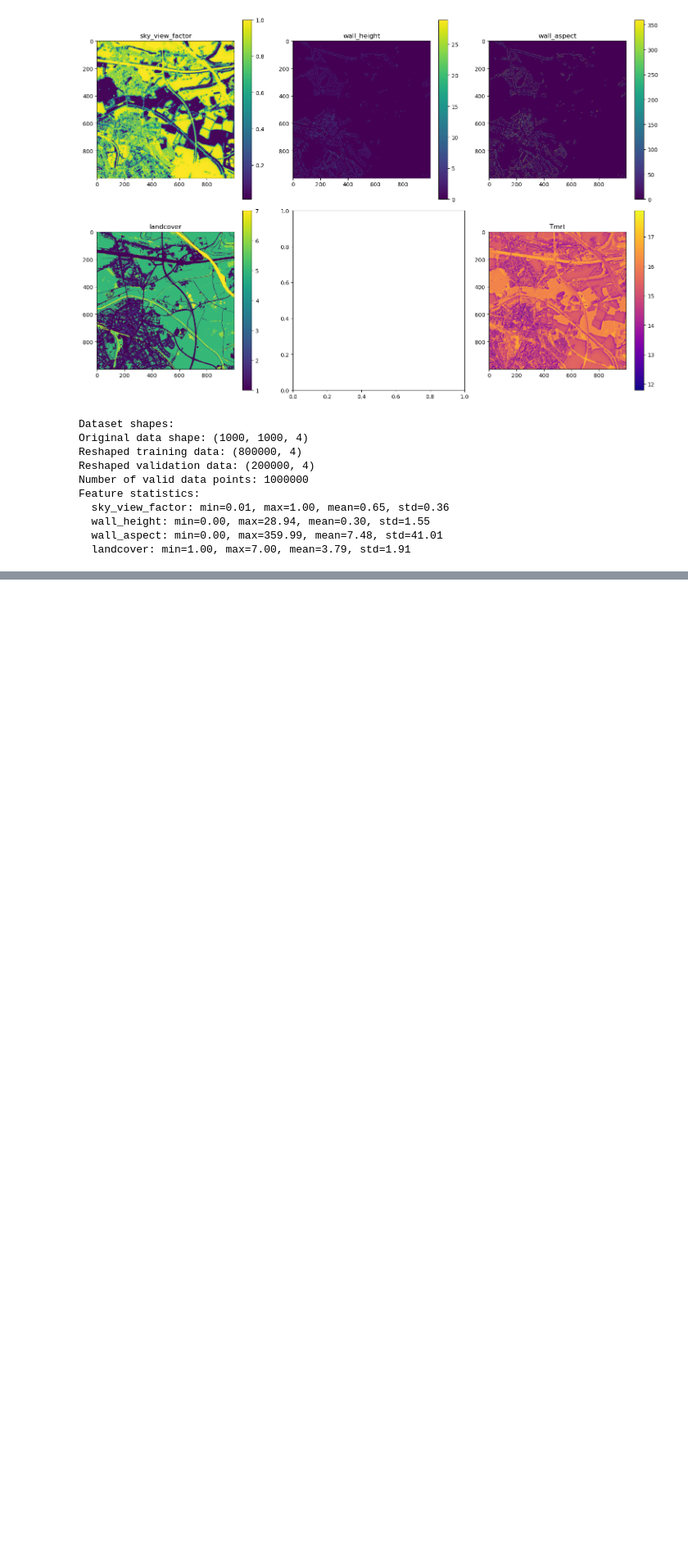
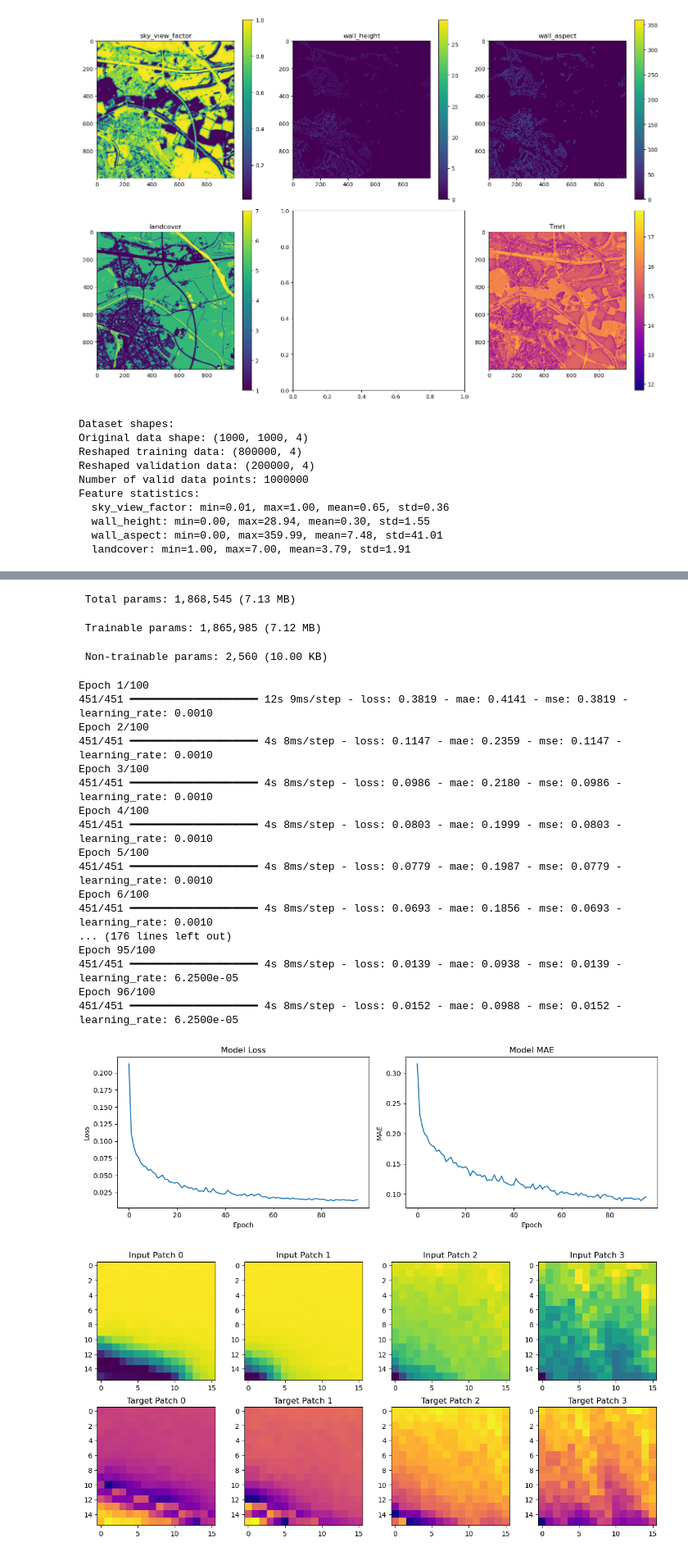
Before and after one commit to BenKraas/2025-KI-Seminar, a Jupyter notebook: CNN_spatial.ipynb, the cells around one changed output, grey strips where cells are left out. Shown at 82% size. Saved outputs shown, nothing was run; the diff lists cells and outputs as text; code cells hidden in the pictures; blank space fills up the shorter version.

```diff
--- a/CNN_spatial.ipynb
+++ b/CNN_spatial.ipynb
@@ -296,7 +296,7 @@ def train_unet_model_patch_based(X_train, y_train, patch_size=64, batch_size=8,
             restore_best_weights=True
         ),
         tf.keras.callbacks.ModelCheckpoint(
-            filepath='best_unet_model.h5',
+            filepath='best_unet_model.keras',
             monitor='loss',
             save_best_only=True
         ),
@@ -391,9 +391,9 @@ def predict_full_raster(model, X_data, patch_size=64, overlap=32):
 model, history, (X_patches, y_patches) = train_unet_model_patch_based(
     X_train,
     y_train,
-    patch_size=64,
-    batch_size=8,
-    epochs=50
+    patch_size=16,
+    batch_size=16,
+    epochs=100
 )
 
 # Visualize training history
@@ -427,7 +427,7 @@ plt.tight_layout()
 plt.show()
 
 # Make prediction on the full raster
-prediction = predict_full_raster(model, X_train, patch_size=64, overlap=32)
+prediction = predict_full_raster(model, X_train, patch_size=16, overlap=32)
 
 # Visualize result
 plt.figure(figsize=(15, 5))
@@ -437,12 +437,12 @@ plt.title('Input Feature (first channel)')
 plt.colorbar()
 
 plt.subplot(1, 3, 2)
-plt.imshow(y_train[:, :, 0], cmap='plasma')
+plt.imshow(y_train[:, :, 0], cmap='plasma', vmin=y_train.min(), vmax=y_train.max())
 plt.title('True Target')
 plt.colorbar()
 
 plt.subplot(1, 3, 3)
-plt.imshow(prediction[:, :, 0], cmap='plasma')
+plt.imshow(prediction[:, :, 0], cmap='plasma', vmin=y_train.min(), vmax=y_train.max())
 plt.title('Predicted Target')
 plt.colorbar()
 plt.tight_layout()
@@ -458,0 +476,22 @@ InternalError: Failed copying input tensor from /job:localhost/replica:0/task:0/
+ Total params: 1,868,545 (7.13 MB)
+ Trainable params: 1,865,985 (7.12 MB)
+ Non-trainable params: 2,560 (10.00 KB)
+Epoch 1/100
+451/451 ━━━━━━━━━━━━━━━━━━━━ 12s 9ms/step - loss: 0.3819 - mae: 0.4141 - mse: 0.3819 - learning_rate: 0.0010
+Epoch 2/100
+451/451 ━━━━━━━━━━━━━━━━━━━━ 4s 8ms/step - loss: 0.1147 - mae: 0.2359 - mse: 0.1147 - learning_rate: 0.0010
+Epoch 3/100
+451/451 ━━━━━━━━━━━━━━━━━━━━ 4s 8ms/step - loss: 0.0986 - mae: 0.2180 - mse: 0.0986 - learning_rate: 0.0010
+Epoch 4/100
+451/451 ━━━━━━━━━━━━━━━━━━━━ 4s 8ms/step - loss: 0.0803 - mae: 0.1999 - mse: 0.0803 - learning_rate: 0.0010
+Epoch 5/100
+451/451 ━━━━━━━━━━━━━━━━━━━━ 4s 8ms/step - loss: 0.0779 - mae: 0.1987 - mse: 0.0779 - learning_rate: 0.0010
+Epoch 6/100
+451/451 ━━━━━━━━━━━━━━━━━━━━ 4s 8ms/step - loss: 0.0693 - mae: 0.1856 - mse: 0.0693 - learning_rate: 0.0010
+... (176 lines left out)
+Epoch 95/100
+451/451 ━━━━━━━━━━━━━━━━━━━━ 4s 8ms/step - loss: 0.0139 - mae: 0.0938 - mse: 0.0139 - learning_rate: 6.2500e-05
+Epoch 96/100
+451/451 ━━━━━━━━━━━━━━━━━━━━ 4s 8ms/step - loss: 0.0152 - mae: 0.0988 - mse: 0.0152 - learning_rate: 6.2500e-05
+[figure, added]
+[figure, added]
```
Also changed, not shown: parts of 4 cells of this notebook, 3 other files.
